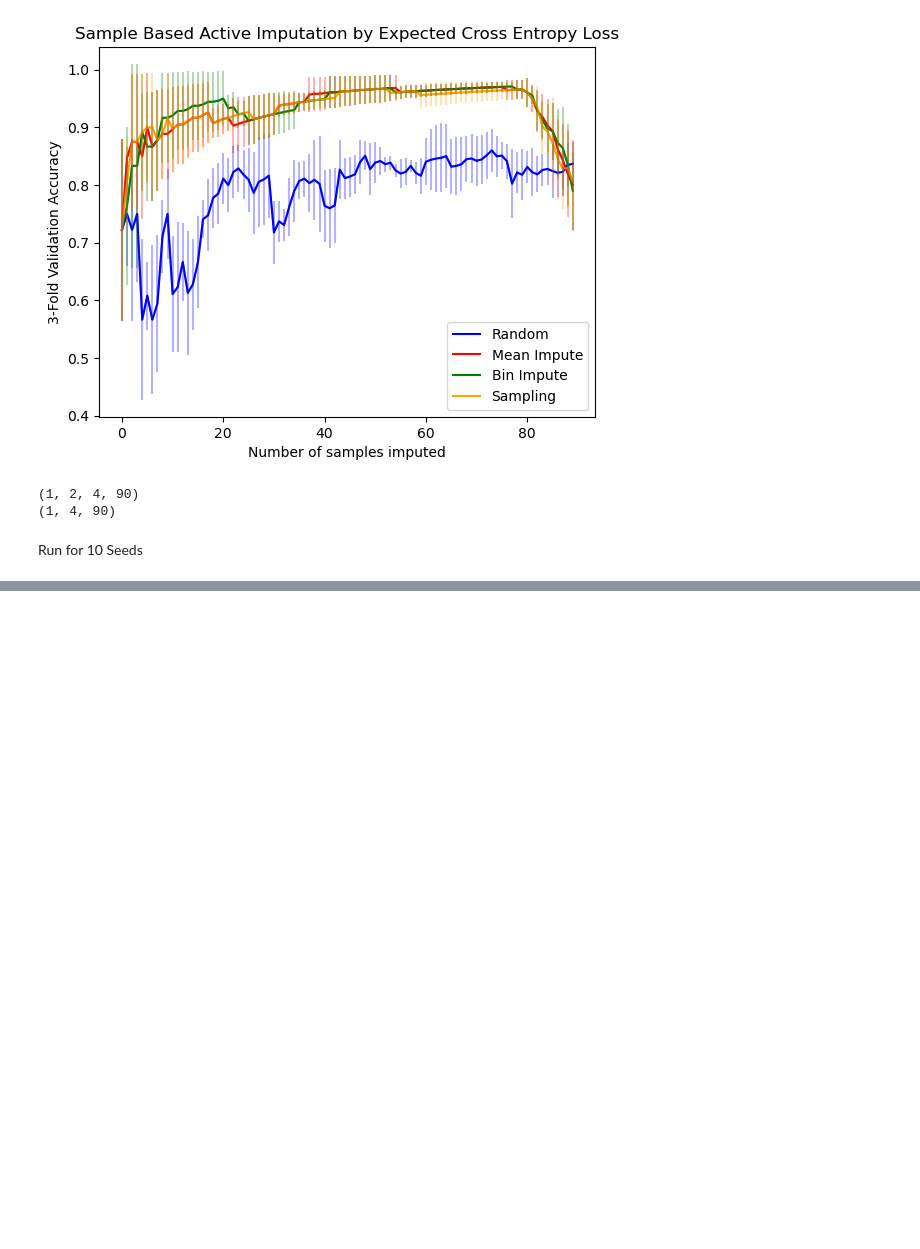
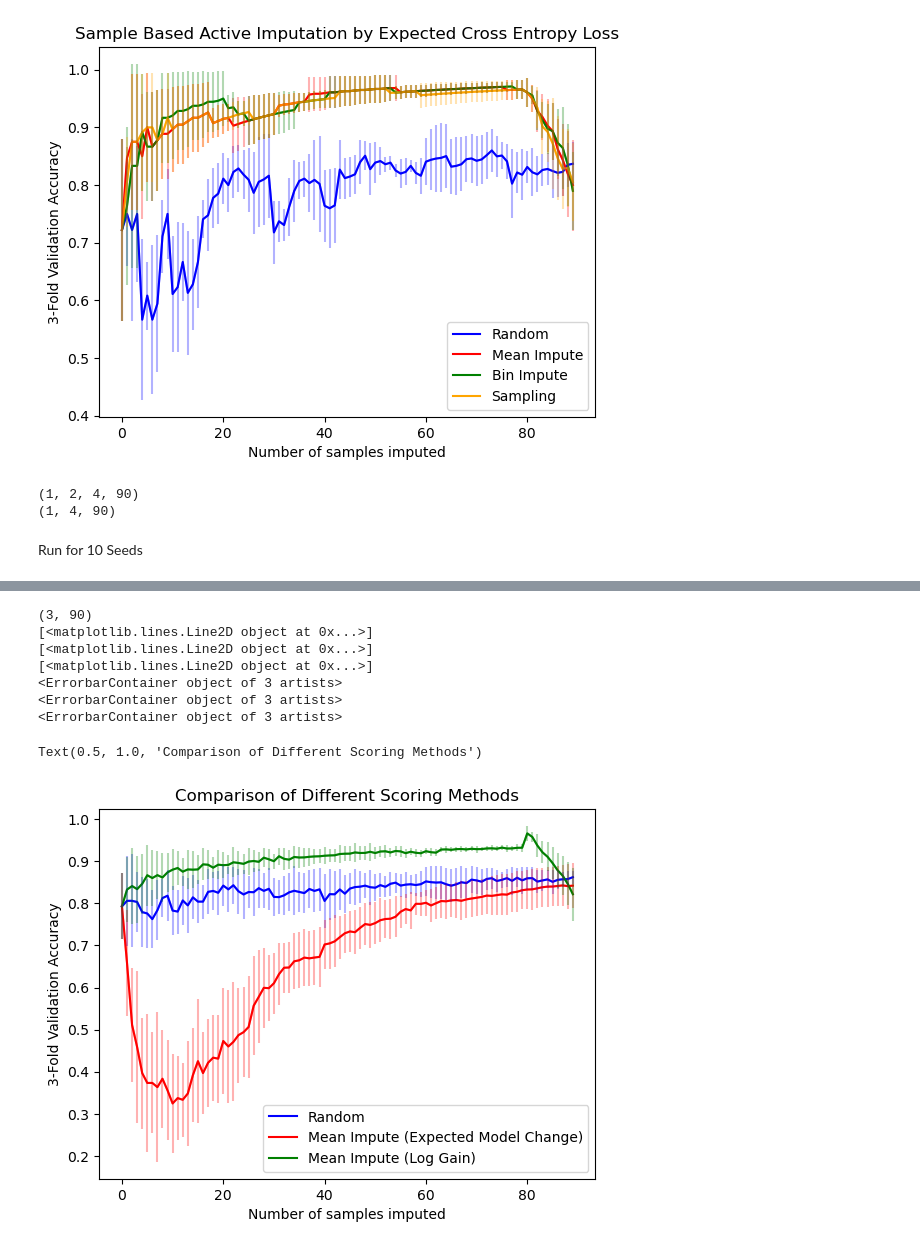
Before and after one commit to ThomasCZhang/Darth-Imputer, a Jupyter notebook: src/sample_based/run_simulations.ipynb, the cells around one changed output, grey strips where cells are left out. Cells and saved outputs as stored; diff of their text form; code cells hidden in the pictures; blank space fills up the shorter version.

```diff
--- a/src/sample_based/run_simulations.ipynb
+++ b/src/sample_based/run_simulations.ipynb
@@ -796,0 +1045,9 @@ Text(0.5, 1.0, 'Sample Based Active Imputation by Expected Cross Entropy Loss')
+# %%
+all_means_expected = []
+all_stdvs_expected = []
+
+for seed in range(10):
+    np.random.seed(seed)
+    means, stdvs = impute_expected.run_simulation()
+    all_means_expected.append(means)
+    all_stdvs_expected.append(stdvs)
@@ -796,0 +1101,16 @@ Text(0.5, 1.0, 'Sample Based Active Imputation by Expected Cross Entropy Loss')
+# %%
+PrintAllSimulations(all_means_expected, all_stdvs_expected)
+plt.legend(["Random", "Mean Impute (Expected Model Change)", "Mean Impute (Log Gain)"], loc = "lower right")
+plt.xlabel("Number of samples imputed")
+plt.ylabel("3-Fold Validation Accuracy")
+plt.title("Comparison of Different Scoring Methods")
+# %% [output]
+(3, 90)
+[<matplotlib.lines.Line2D object at 0x...>]
+[<matplotlib.lines.Line2D object at 0x...>]
+[<matplotlib.lines.Line2D object at 0x...>]
+<ErrorbarContainer object of 3 artists>
+<ErrorbarContainer object of 3 artists>
+<ErrorbarContainer object of 3 artists>
+Text(0.5, 1.0, 'Comparison of Different Scoring Methods')
+[figure, added]
```
Also changed, not shown: parts of 21 cells of this notebook, 12 other files.
